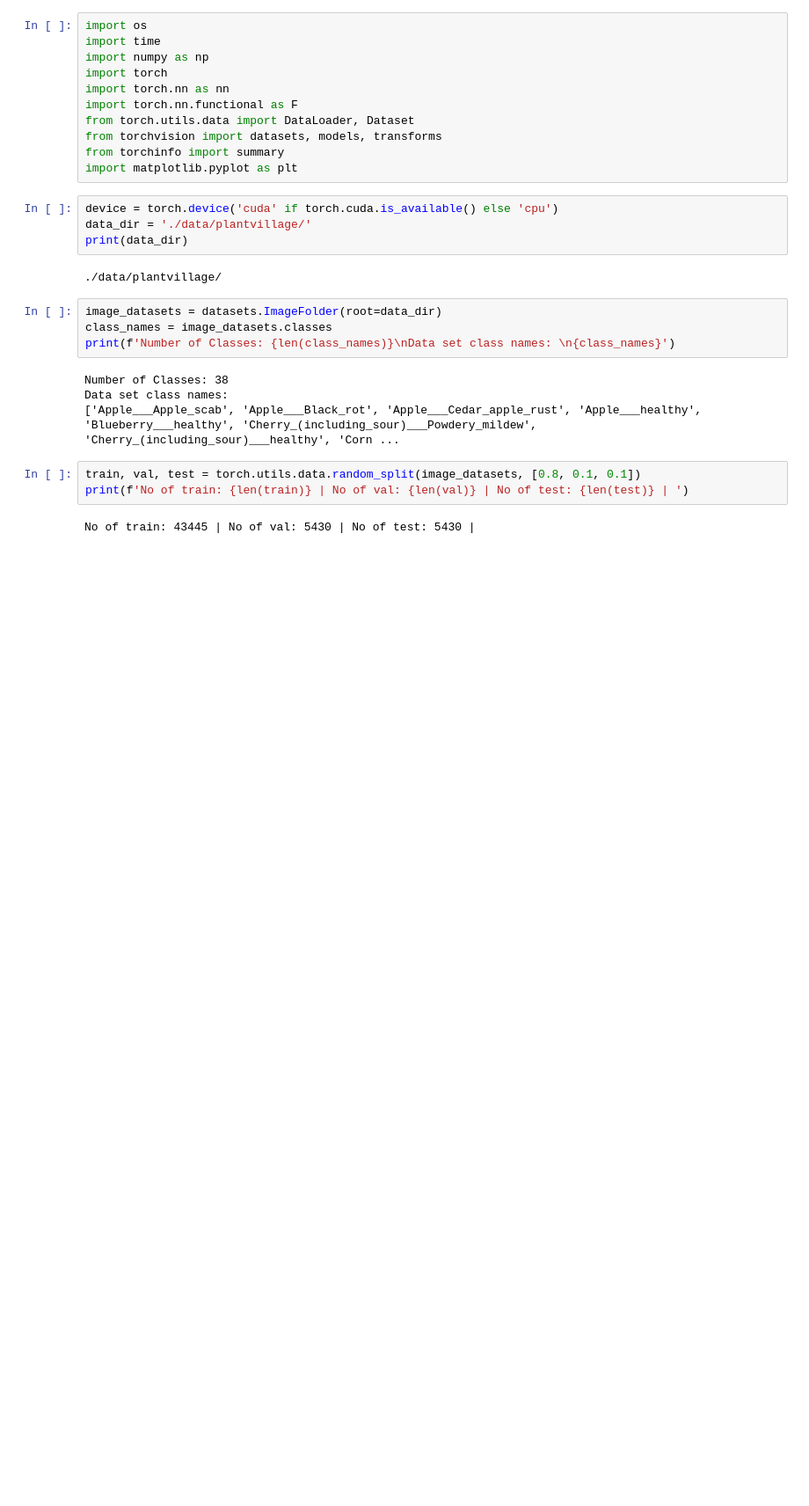
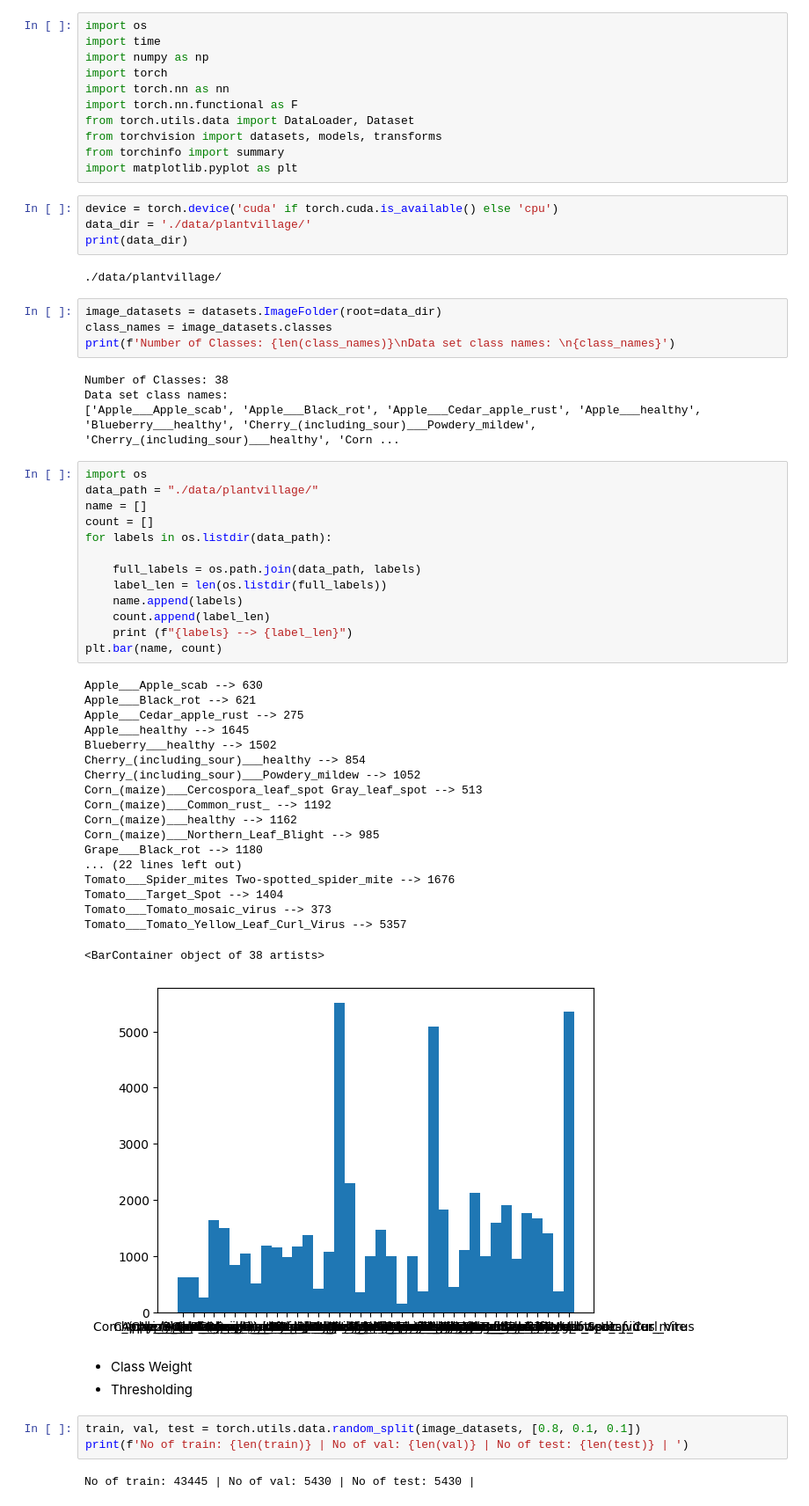
Before and after one commit to attahiruj/PlantVillageClassification, a Jupyter notebook: plantvillage.ipynb, the cells around one changed output. Shown at 88% size. Cells and saved outputs as stored; diff of their text form; blank space fills up the shorter version.

```diff
--- a/plantvillage.ipynb
+++ b/plantvillage.ipynb
@@ -23,6 +23,42 @@ print(f'Number of Classes: {len(class_names)}\nData set class names: \n{class_na
 Number of Classes: 38
 Data set class names:
 ['Apple___Apple_scab', 'Apple___Black_rot', 'Apple___Cedar_apple_rust', 'Apple___healthy', 'Blueberry___healthy', 'Cherry_(including_sour)___Powdery_mildew', 'Cherry_(including_sour)___healthy', 'Corn ...
+# %%
+import os
+data_path = "./data/plantvillage/"
+name = []
+count = []
+for labels in os.listdir(data_path):
+
+    full_labels = os.path.join(data_path, labels)
+    label_len = len(os.listdir(full_labels))
+    name.append(labels)
+    count.append(label_len)
+    print (f"{labels} --> {label_len}")
+plt.bar(name, count)
+# %% [output]
+Apple___Apple_scab --> 630
+Apple___Black_rot --> 621
+Apple___Cedar_apple_rust --> 275
+Apple___healthy --> 1645
+Blueberry___healthy --> 1502
+Cherry_(including_sour)___healthy --> 854
+Cherry_(including_sour)___Powdery_mildew --> 1052
+Corn_(maize)___Cercospora_leaf_spot Gray_leaf_spot --> 513
+Corn_(maize)___Common_rust_ --> 1192
+Corn_(maize)___healthy --> 1162
+Corn_(maize)___Northern_Leaf_Blight --> 985
+Grape___Black_rot --> 1180
+... (22 lines left out)
+Tomato___Spider_mites Two-spotted_spider_mite --> 1676
+Tomato___Target_Spot --> 1404
+Tomato___Tomato_mosaic_virus --> 373
+Tomato___Tomato_Yellow_Leaf_Curl_Virus --> 5357
+<BarContainer object of 38 artists>
+[figure, added]
+# %% [markdown]
+- Class Weight
+- Thresholding
 # %%
 train, val, test = torch.utils.data.random_split(image_datasets, [0.8, 0.1, 0.1])
 print(f'No of train: {len(train)} | No of val: {len(val)} | No of test: {len(test)} | ')
```
Also changed, not shown: parts of 7 cells of this notebook, 1 other file.
